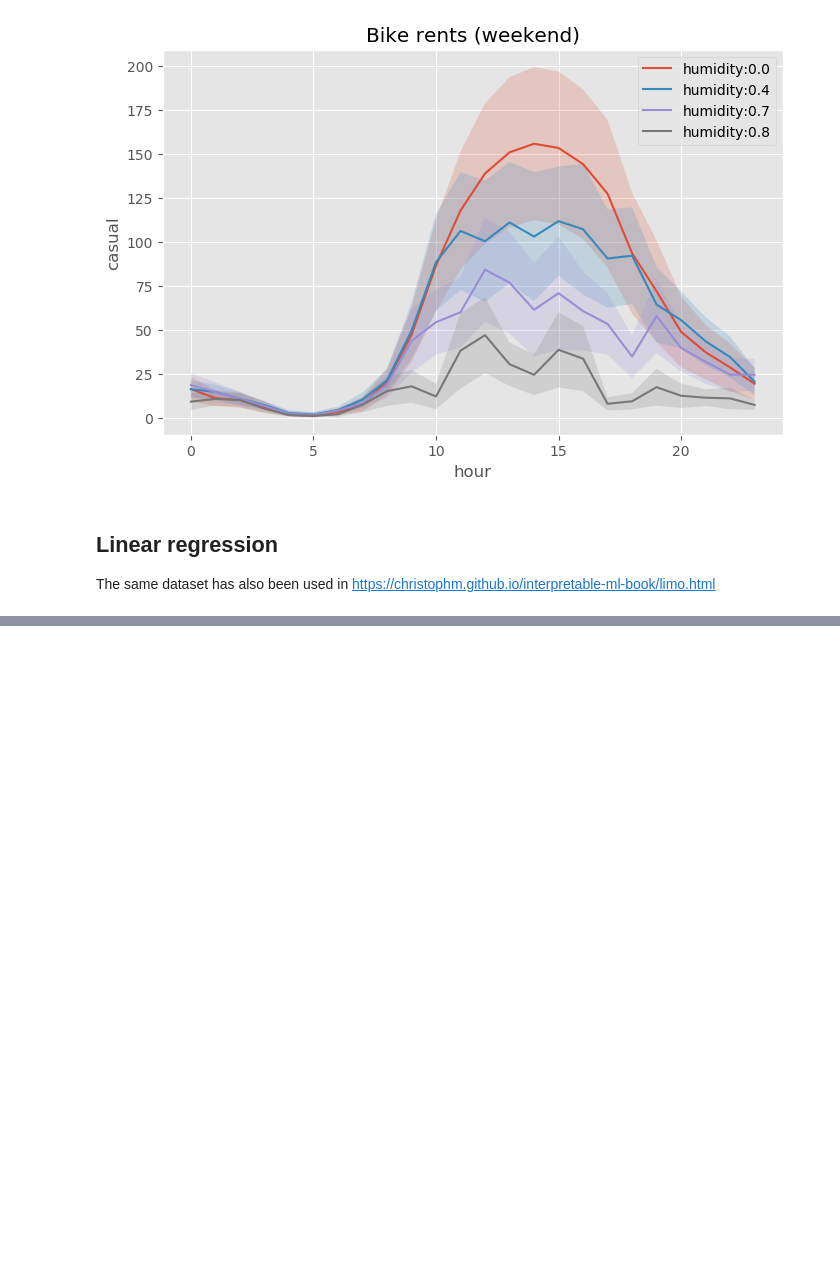
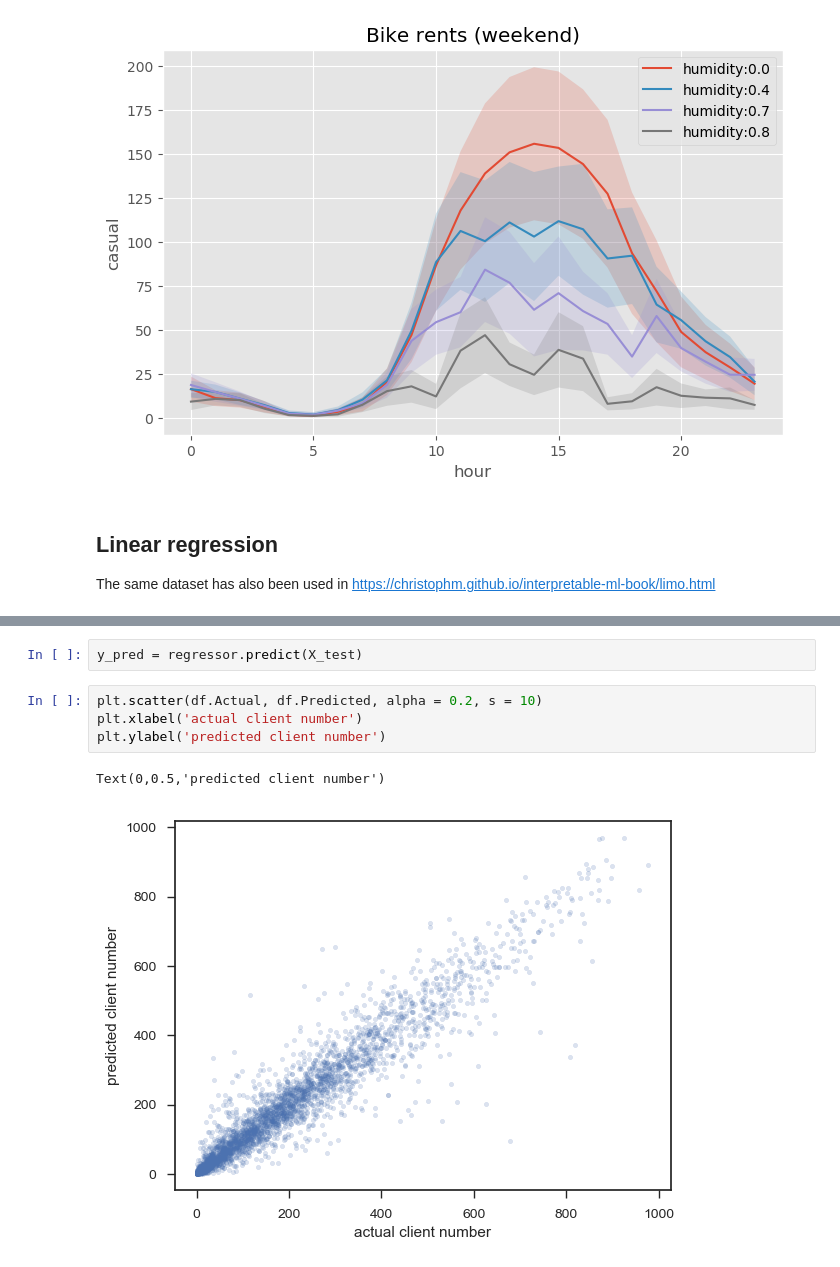
Before and after one commit to florian-huber/python_data_exploration_tutorial, a Jupyter notebook: notebooks/Dataset_example1_London_bikes.ipynb, the cells around one changed output, grey strips where cells are left out. Cells and saved outputs as stored; diff of their text form; blank space fills up the shorter version.

```diff
--- a/notebooks/Dataset_example1_London_bikes.ipynb
+++ b/notebooks/Dataset_example1_London_bikes.ipynb
@@ -388,0 +568,9 @@ The same dataset has also been used in https://christophm.github.io/interpretabl
+# %%
+y_pred = regressor.predict(X_test)
+# %%
+plt.scatter(df.Actual, df.Predicted, alpha = 0.2, s = 10)
+plt.xlabel('actual client number')
+plt.ylabel('predicted client number')
+# %% [output]
+Text(0,0.5,'predicted client number')
+[figure, added]
```
Also changed, not shown: parts of 20 cells of this notebook.
